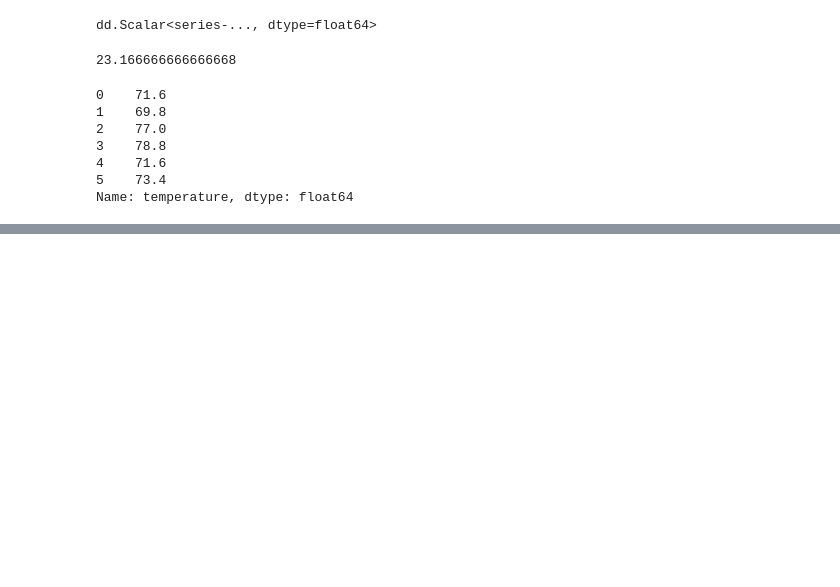
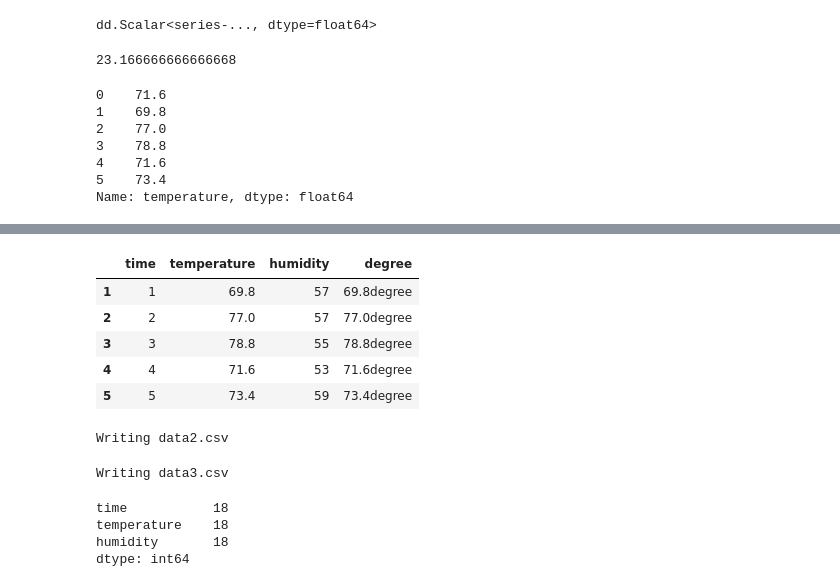
Before and after one commit to Junghyo/pycham, a Jupyter notebook: data_science/basic_dask/practice01_dask_basic_dataframe.ipynb, the cells around one changed output, grey strips where cells are left out. Saved outputs shown, nothing was run; the diff lists cells and outputs as text; code cells hidden in the pictures; blank space fills up the shorter version.

```diff
--- a/data_science/basic_dask/practice01_dask_basic_dataframe.ipynb
+++ b/data_science/basic_dask/practice01_dask_basic_dataframe.ipynb
@@ -113,3 +114,9 @@ df.temperature.mean().compute()
 4    71.6
 5    73.4
 Name: temperature, dtype: float64
+# %%
+# 이번에는 이 값으로 원래의 temperature 열을 갱신해보자.
+# 이 때는 Pandas의 문법을 쓰지 못하고 다음과 같이 assign 메서드를 사용해야 한다.
+# assign 메서드를 사용할 때는 compute를 할 필요가 없다.
+df = df.assign(temperature=df.temperature * 9 / 5 +32)
+df.head()
@@ -115,0 +130,11 @@ Name: temperature, dtype: float64
+# %%
+# 자료형을 변환하거나 새로운 열을 추가하는 것도 가능하다.
+df = df.assign(degree=df.temperature.astype(str) + "degree")
+df.tail()
+# %% [output]
+|  | time | temperature | humidity | degree |
+| 1 | 1 | 69.8 | 57 | 69.8degree |
+| 2 | 2 | 77.0 | 57 | 77.0degree |
+| 3 | 3 | 78.8 | 55 | 78.8degree |
+| 4 | 4 | 71.6 | 53 | 71.6degree |
+| 5 | 5 | 73.4 | 59 | 73.4degree |
@@ -115,0 +151,31 @@ Name: temperature, dtype: float64
+# %%
+%%writefile data2.csv
+time,temperature,humidity
+0,22,58
+1,21,57
+2,25,57
+3,26,55
+4,22,53
+5,23,59
+# %% [output]
+Writing data2.csv
+# %%
+%%writefile data3.csv
+time,temperature,humidity
+0,22,58
+1,21,57
+2,25,57
+3,26,55
+4,22,53
+5,23,59
+# %% [output]
+Writing data3.csv
+# %%
+# 복수 파일은 와일드카드(*) 기호를 이용하여 읽는다.
+df = dd.read_csv("data*.csv")
+df.count().compute()
+# %% [output]
+time           18
+temperature    18
+humidity       18
+dtype: int64
```
Also changed, not shown: parts of 16 cells of this notebook.
